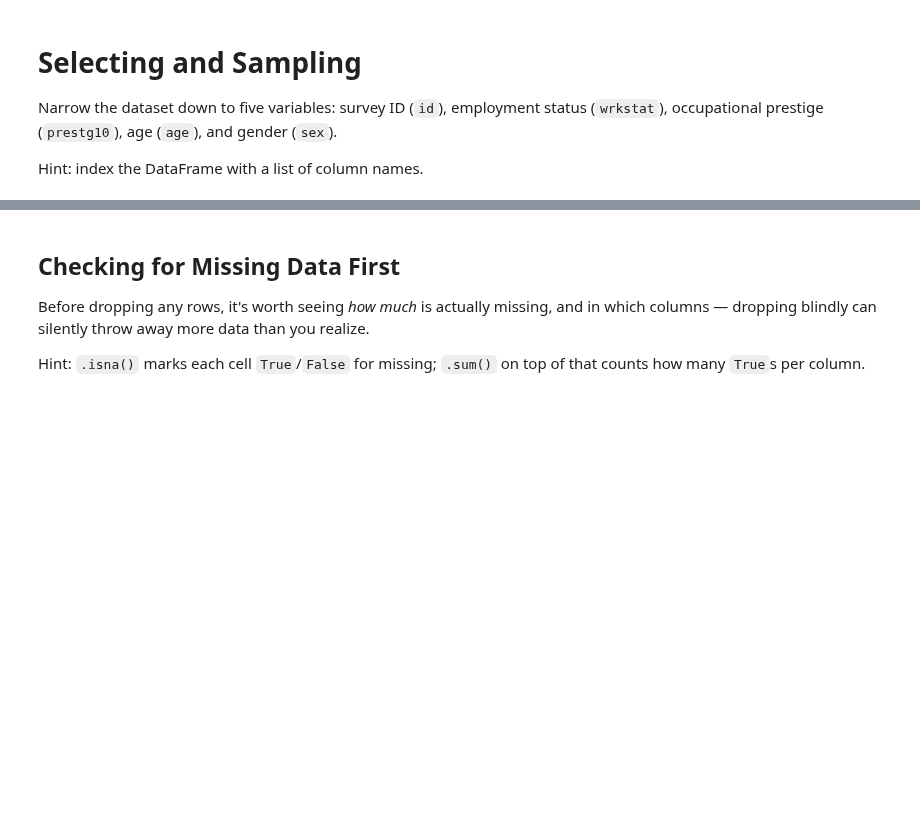
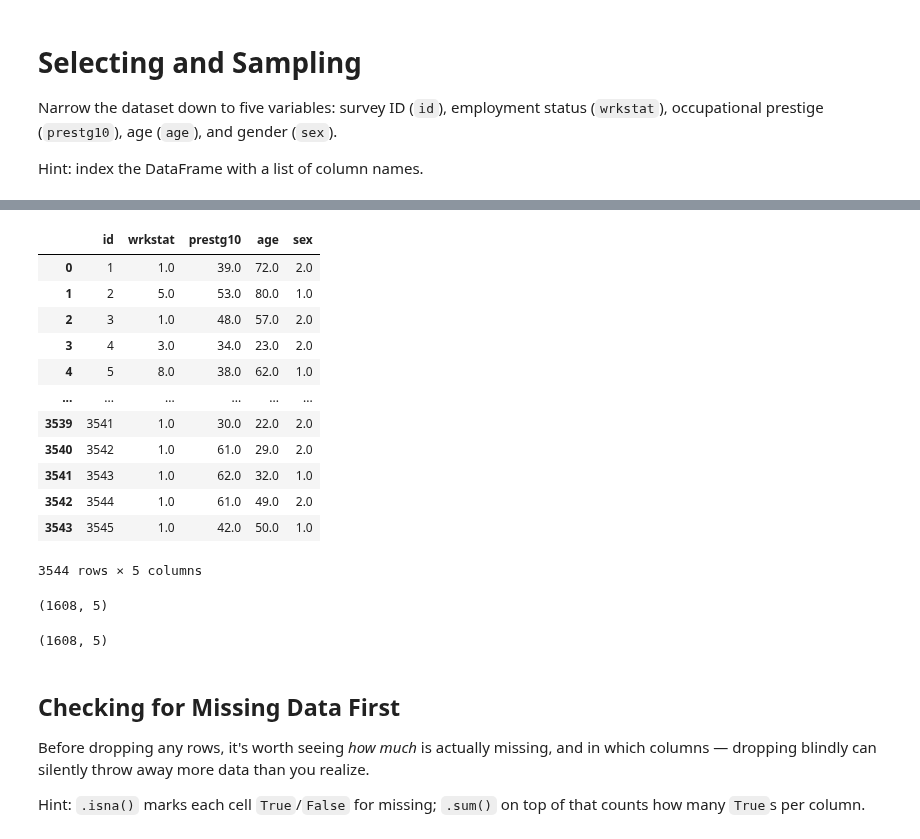
Before and after one commit to xiangyum/hs4002labs_2026, a Jupyter notebook: week2/week2_notebook_student.ipynb, the cells around one changed output, grey strips where cells are left out. Saved outputs shown, nothing was run; the diff lists cells and outputs as text; code cells hidden in the pictures; blank space fills up the shorter version.

```diff
--- a/week2/week2_notebook_student.ipynb
+++ b/week2/week2_notebook_student.ipynb
@@ -95,7 +187,34 @@ Hint: index the DataFrame with a list of column names.
 # %%
-chosen_variables = []
+#create a list containing the variables we want
+chosen_variables = ["id", "wrkstat", "prestg10", "age", "sex"] #remember to add ""
 
-df2 = df[chosen_variables].copy()
+#create a new data frame containing just the data we choose
+df_small = df.loc[:, chosen_variables] #loc is a function to choose row/column, it means we want all the rows but only columns in chosen_variables
+
+df_small
+# %% [output]
+|  | id | wrkstat | prestg10 | age | sex |
+| 0 | 1 | 1.0 | 39.0 | 72.0 | 2.0 |
+| 1 | 2 | 5.0 | 53.0 | 80.0 | 1.0 |
+| 2 | 3 | 1.0 | 48.0 | 57.0 | 2.0 |
+| 3 | 4 | 3.0 | 34.0 | 23.0 | 2.0 |
+| 4 | 5 | 8.0 | 38.0 | 62.0 | 1.0 |
+| ... | ... | ... | ... | ... | ... |
+| 3539 | 3541 | 1.0 | 30.0 | 22.0 | 2.0 |
+| 3540 | 3542 | 1.0 | 61.0 | 29.0 | 2.0 |
+| 3541 | 3543 | 1.0 | 62.0 | 32.0 | 1.0 |
+| 3542 | 3544 | 1.0 | 61.0 | 49.0 | 2.0 |
+| 3543 | 3545 | 1.0 | 42.0 | 50.0 | 1.0 |
+3544 rows × 5 columns
+# %%
+df_small_50plus = df_small.loc[df_small["age"] >= 50, :] #we only want people age above 50
+df_small_50plus
+# %% [output]
+(1608, 5)
+# %%
+df_small_50plus.shape
+# %% [output]
+(1608, 5)
 # %% [markdown]
 ## Checking for Missing Data First
 
```
Also changed, not shown: parts of 29 cells of this notebook.
